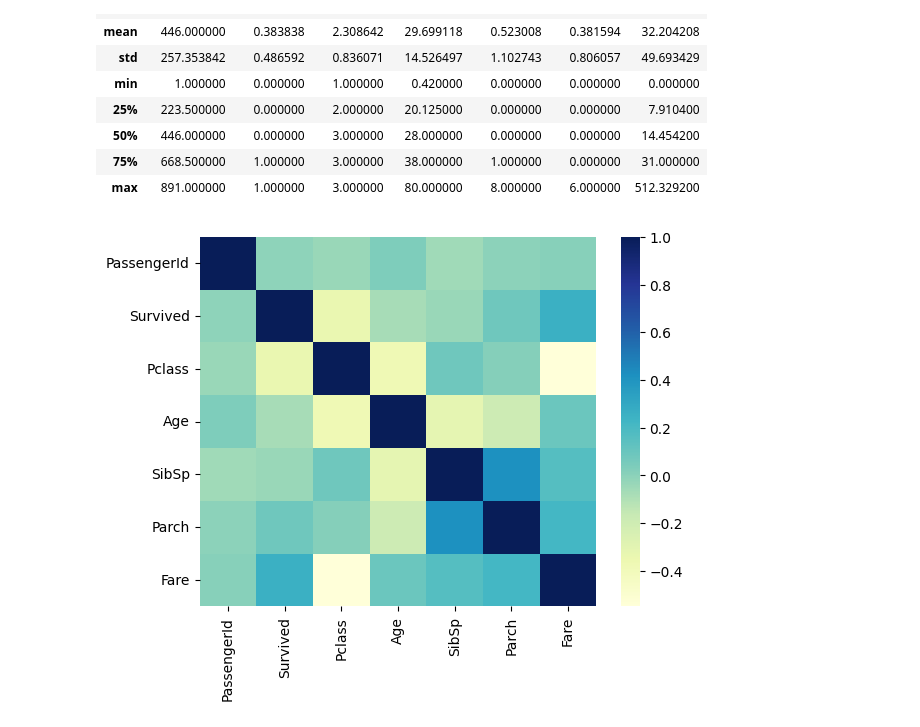
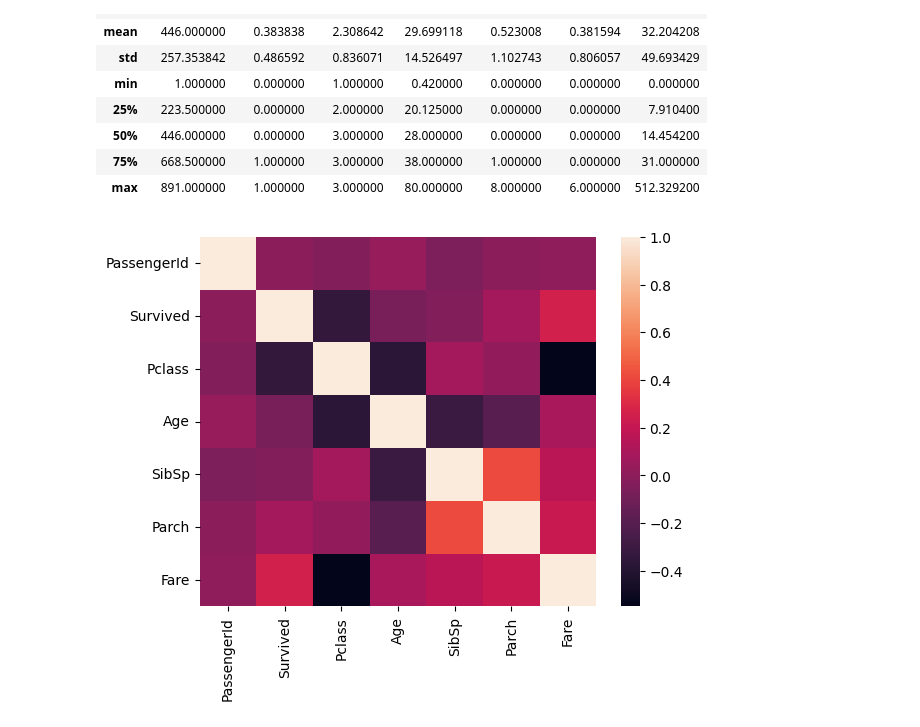
Before and after one commit to xKazimir/TITANIC_PREDICTION, a Jupyter notebook: Titanic_prediction.ipynb, the cells around one changed output. Saved outputs shown, nothing was run; the diff lists cells and outputs as text; code cells hidden in the pictures.

```diff
--- a/Titanic_prediction.ipynb
+++ b/Titanic_prediction.ipynb
@@ -36,7 +40,7 @@ titanic_data.describe()
 | 75% | 668.500000 | 1.000000 | 3.000000 | 38.000000 | 1.000000 | 0.000000 | 31.000000 |
 | max | 891.000000 | 1.000000 | 3.000000 | 80.000000 | 8.000000 | 6.000000 | 512.329200 |
 # %%
-sns.heatmap(titanic_data.corr(numeric_only=True),cmap = "YlGnBu")
+sns.heatmap(titanic_data.corr(numeric_only=True))
 plt.show()
 # %% [output]
-[figure, old version]
+[figure, new version]
```
Also changed, not shown: parts of 11 cells of this notebook.
